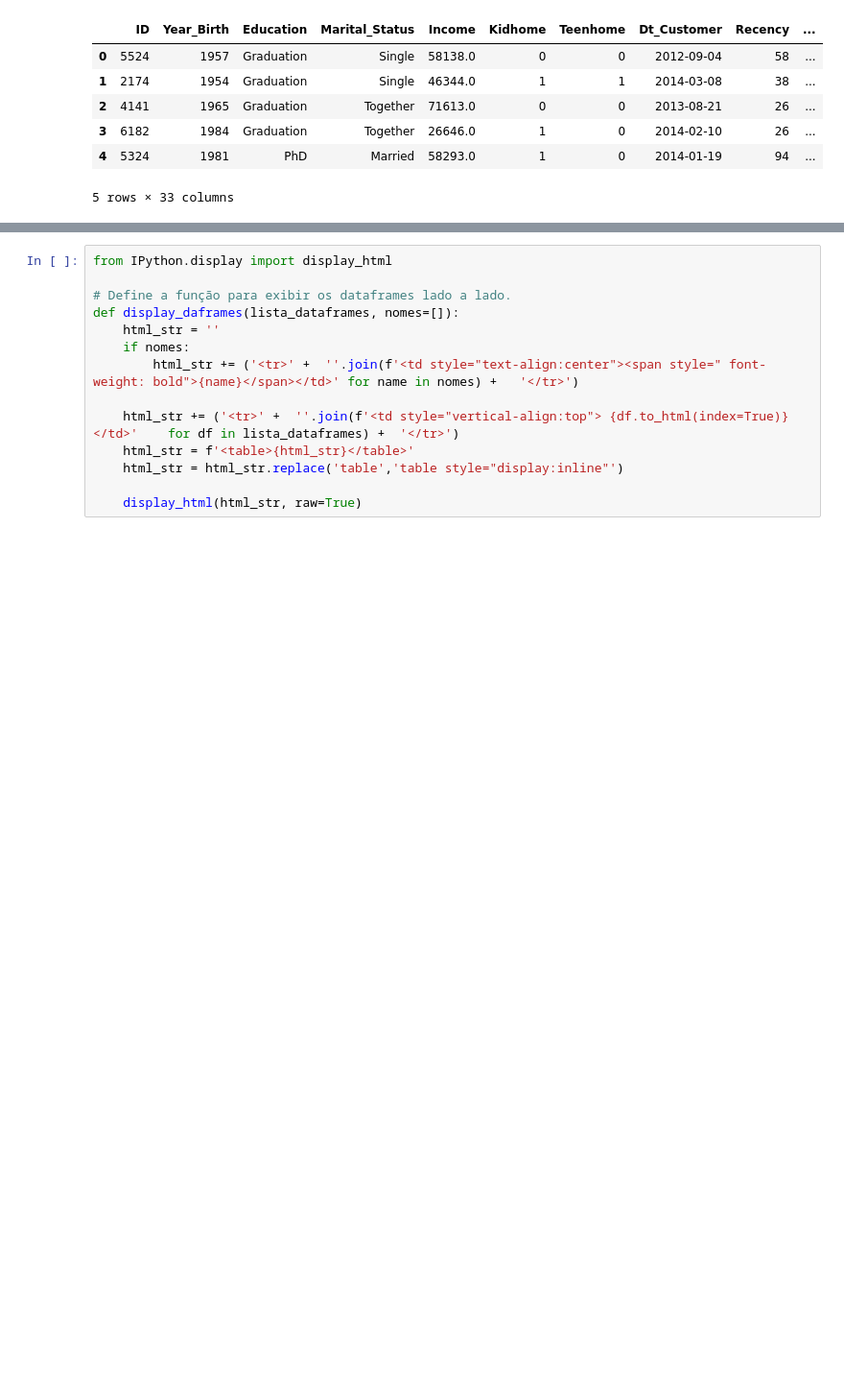
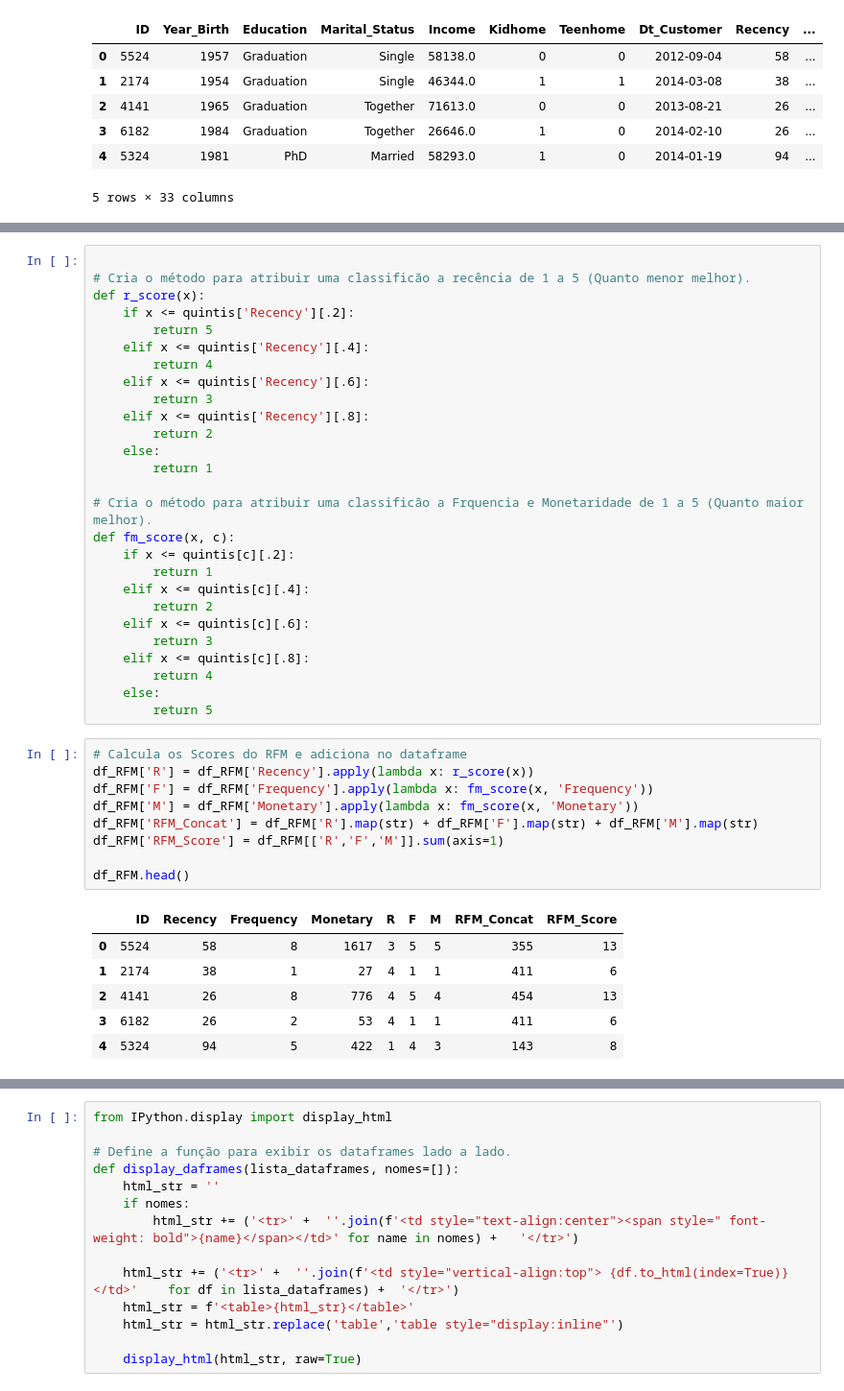
Before and after one commit to charlessodre/charles_estudo_vendas_cliente, a Jupyter notebook: estudo_vendas_cliente.ipynb, the cells around one changed output, grey strips where cells are left out. Shown at 96% size. Saved outputs shown, nothing was run; the diff lists cells and outputs as text; blank space fills up the shorter version.

```diff
--- a/estudo_vendas_cliente.ipynb
+++ b/estudo_vendas_cliente.ipynb
@@ -328,0 +338,43 @@ rfm.head()
+# %%
+
+# Cria o método para atribuir uma classificão a recência de 1 a 5 (Quanto menor melhor).
+def r_score(x):
+    if x <= quintis['Recency'][.2]:
+        return 5
+    elif x <= quintis['Recency'][.4]:
+        return 4
+    elif x <= quintis['Recency'][.6]:
+        return 3
+    elif x <= quintis['Recency'][.8]:
+        return 2
+    else:
+        return 1
+
+# Cria o método para atribuir uma classificão a Frquencia e Monetaridade de 1 a 5 (Quanto maior melhor).
+def fm_score(x, c):
+    if x <= quintis[c][.2]:
+        return 1
+    elif x <= quintis[c][.4]:
+        return 2
+    elif x <= quintis[c][.6]:
+        return 3
+    elif x <= quintis[c][.8]:
+        return 4
+    else:
+        return 5
+# %%
+# Calcula os Scores do RFM e adiciona no dataframe
+df_RFM['R'] = df_RFM['Recency'].apply(lambda x: r_score(x))
+df_RFM['F'] = df_RFM['Frequency'].apply(lambda x: fm_score(x, 'Frequency'))
+df_RFM['M'] = df_RFM['Monetary'].apply(lambda x: fm_score(x, 'Monetary'))
+df_RFM['RFM_Concat'] = df_RFM['R'].map(str) + df_RFM['F'].map(str) + df_RFM['M'].map(str)
+df_RFM['RFM_Score'] = df_RFM[['R','F','M']].sum(axis=1)
+
+df_RFM.head()
+# %% [output]
+|  | ID | Recency | Frequency | Monetary | R | F | M | RFM_Concat | RFM_Score |
+| 0 | 5524 | 58 | 8 | 1617 | 3 | 5 | 5 | 355 | 13 |
+| 1 | 2174 | 38 | 1 | 27 | 4 | 1 | 1 | 411 | 6 |
+| 2 | 4141 | 26 | 8 | 776 | 4 | 5 | 4 | 454 | 13 |
+| 3 | 6182 | 26 | 2 | 53 | 4 | 1 | 1 | 411 | 6 |
+| 4 | 5324 | 94 | 5 | 422 | 1 | 4 | 3 | 143 | 8 |
```
Also changed, not shown: parts of 17 cells of this notebook, 1 other file.
